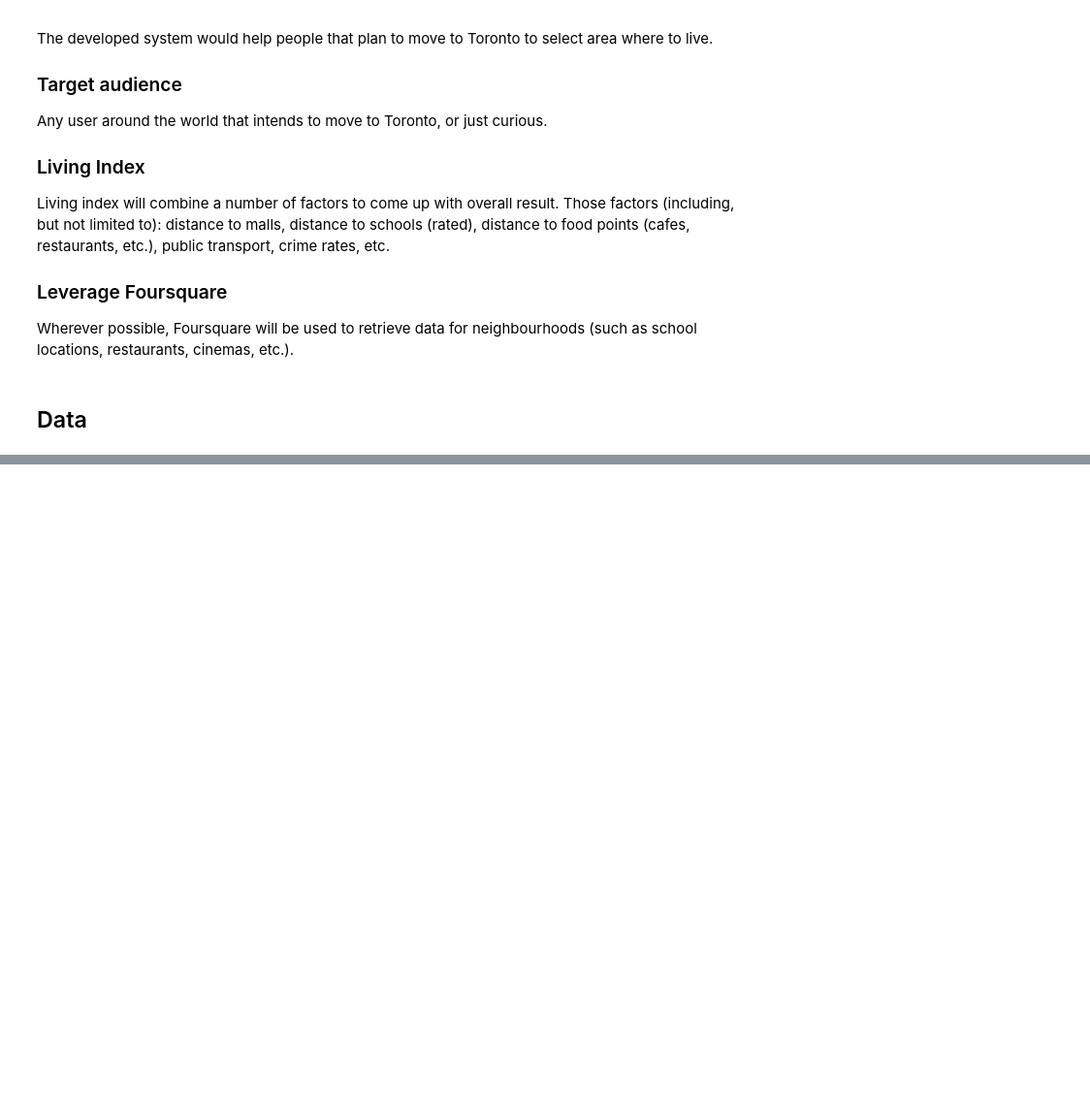
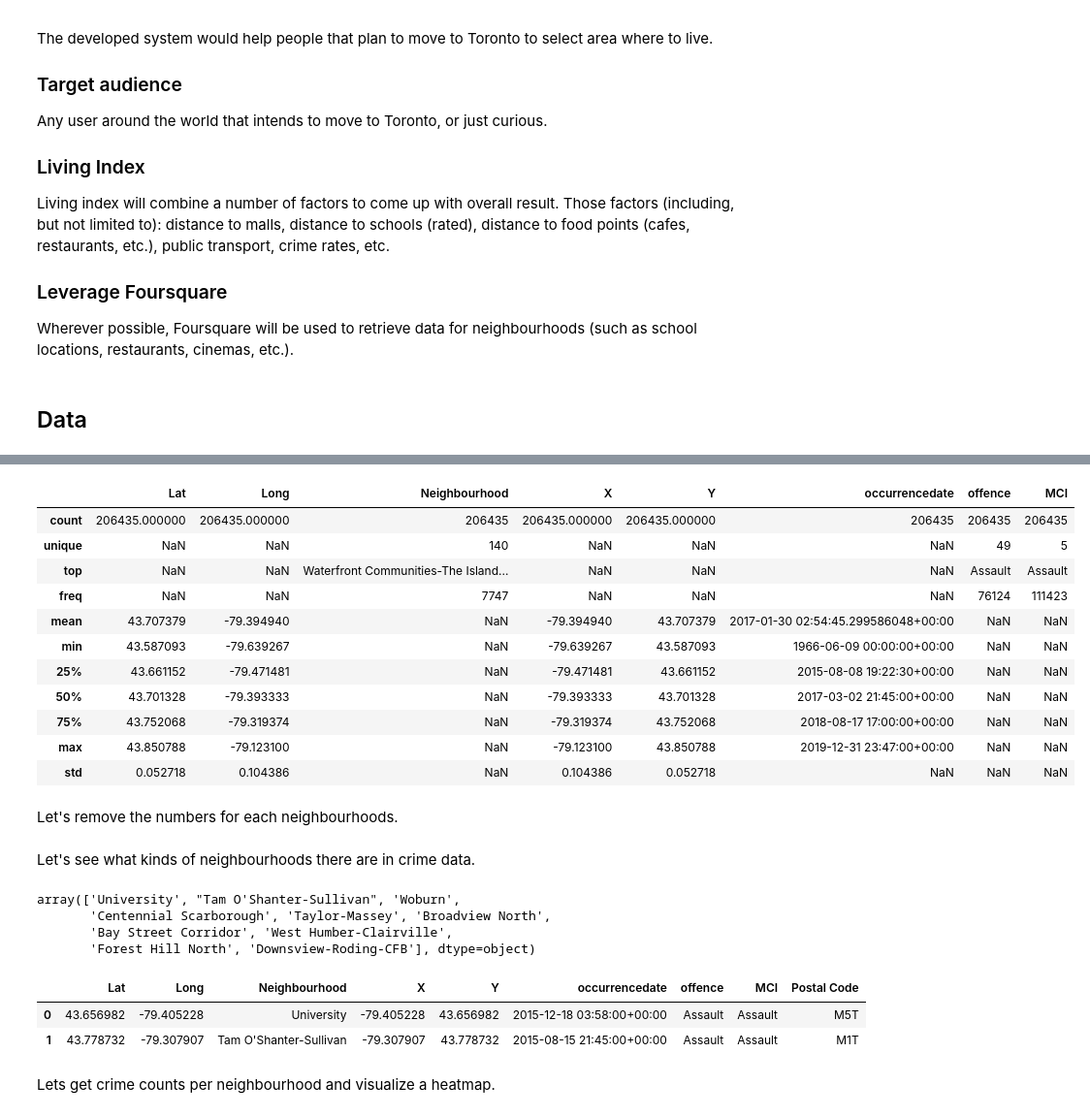
Before and after one commit to Witalia008/Coursera_Capstone, a Jupyter notebook: report.ipynb, the cells around one changed output, grey strips where cells are left out. Shown: that part at 97% size. Drawn from its saved outputs; the diff is of its cells as text; code cells hidden in the pictures; blank space fills up the shorter version.

Commit message:
Add EDA, data wrangling and clustering to the report.

```diff
--- a/report.ipynb
+++ b/report.ipynb
@@ -56,0 +78,4 @@ Wherever possible, Foursquare will be used to retrieve data for neighbourhoods (
+# %%
+police_data = pd.read_csv("MCI_2014_to_2019.csv")
+print(police_data.shape)
+police_data.head(2)
@@ -56,0 +90,5 @@ Wherever possible, Foursquare will be used to retrieve data for neighbourhoods (
+# %%
+columns = ["Lat", "Long", "Neighbourhood", "X", "Y", "occurrencedate", "offence", "MCI"]
+police_data = police_data[columns]
+police_data["occurrencedate"] = pd.to_datetime(police_data["occurrencedate"])
+police_data.info()
@@ -56,0 +111,17 @@ Wherever possible, Foursquare will be used to retrieve data for neighbourhoods (
+# %%
+police_data.describe(include='all', datetime_is_numeric=True)
+# %% [output]
+|  | Lat | Long | Neighbourhood | X | Y | occurrencedate | offence | MCI |
+| count | 206435.000000 | 206435.000000 | 206435 | 206435.000000 | 206435.000000 | 206435 | 206435 | 206435 |
+| unique | NaN | NaN | 140 | NaN | NaN | NaN | 49 | 5 |
+| top | NaN | NaN | Waterfront Communities-The Island... | NaN | NaN | NaN | Assault | Assault |
+| freq | NaN | NaN | 7747 | NaN | NaN | NaN | 76124 | 111423 |
+| mean | 43.707379 | -79.394940 | NaN | -79.394940 | 43.707379 | 2017-01-30 02:54:45.299586048+00:00 | NaN | NaN |
+| min | 43.587093 | -79.639267 | NaN | -79.639267 | 43.587093 | 1966-06-09 00:00:00+00:00 | NaN | NaN |
+| 25% | 43.661152 | -79.471481 | NaN | -79.471481 | 43.661152 | 2015-08-08 19:22:30+00:00 | NaN | NaN |
+| 50% | 43.701328 | -79.393333 | NaN | -79.393333 | 43.701328 | 2017-03-02 21:45:00+00:00 | NaN | NaN |
+| 75% | 43.752068 | -79.319374 | NaN | -79.319374 | 43.752068 | 2018-08-17 17:00:00+00:00 | NaN | NaN |
+| max | 43.850788 | -79.123100 | NaN | -79.123100 | 43.850788 | 2019-12-31 23:47:00+00:00 | NaN | NaN |
+| std | 0.052718 | 0.104386 | NaN | 0.104386 | 0.052718 | NaN | NaN | NaN |
+# %% [markdown]
+Let's remove the numbers for each neighbourhoods.
@@ -56,0 +130,37 @@ Wherever possible, Foursquare will be used to retrieve data for neighbourhoods (
+# %% [markdown]
+Let's see what kinds of neighbourhoods there are in crime data.
+# %%
+police_data["Neighbourhood"].unique()[:10]
+# %% [output]
+array(['University', "Tam O'Shanter-Sullivan", 'Woburn',
+       'Centennial Scarborough', 'Taylor-Massey', 'Broadview North',
+       'Bay Street Corridor', 'West Humber-Clairville',
+       'Forest Hill North', 'Downsview-Roding-CFB'], dtype=object)
+# %%
+postal_codes = {}
+
+postal_codes_crimes = []
+
+for _, x in police_data.iterrows():
+    if x["Neighbourhood"] not in postal_codes:
+        for _, y in neighbourhoods.iterrows():
+            if x["Neighbourhood"] in y["Neighbourhood"].split(", "):
+                postal_codes[x["Neighbourhood"]] = y["Postal Code"]
+
+    if x["Neighbourhood"] not in postal_codes:
+        # Not already found, then look up the closes neighbourhood.
+        closest = ((neighbourhoods["Latitude"] - x["Lat"]) ** 2 + (neighbourhoods["Longitude"] - x["Long"]) ** 2).argsort()[:1]
+        postal_codes[x["Neighbourhood"]] = neighbourhoods.iloc[closest]["Postal Code"].iloc[0]
+
+    postal_codes_crimes.append(postal_codes[x["Neighbourhood"]])
+
+police_data["Postal Code"] = postal_codes_crimes
+
+# display(postal_codes)
+display(police_data.head(2))
+# %% [output]
+|  | Lat | Long | Neighbourhood | X | Y | occurrencedate | offence | MCI | Postal Code |
+| 0 | 43.656982 | -79.405228 | University | -79.405228 | 43.656982 | 2015-12-18 03:58:00+00:00 | Assault | Assault | M5T |
+| 1 | 43.778732 | -79.307907 | Tam O'Shanter-Sullivan | -79.307907 | 43.778732 | 2015-08-15 21:45:00+00:00 | Assault | Assault | M1T |
+# %% [markdown]
+Lets get crime counts per neighbourhood and visualize a heatmap.
```
Also changed, not shown: parts of 43 cells of this notebook, 4 other files.
